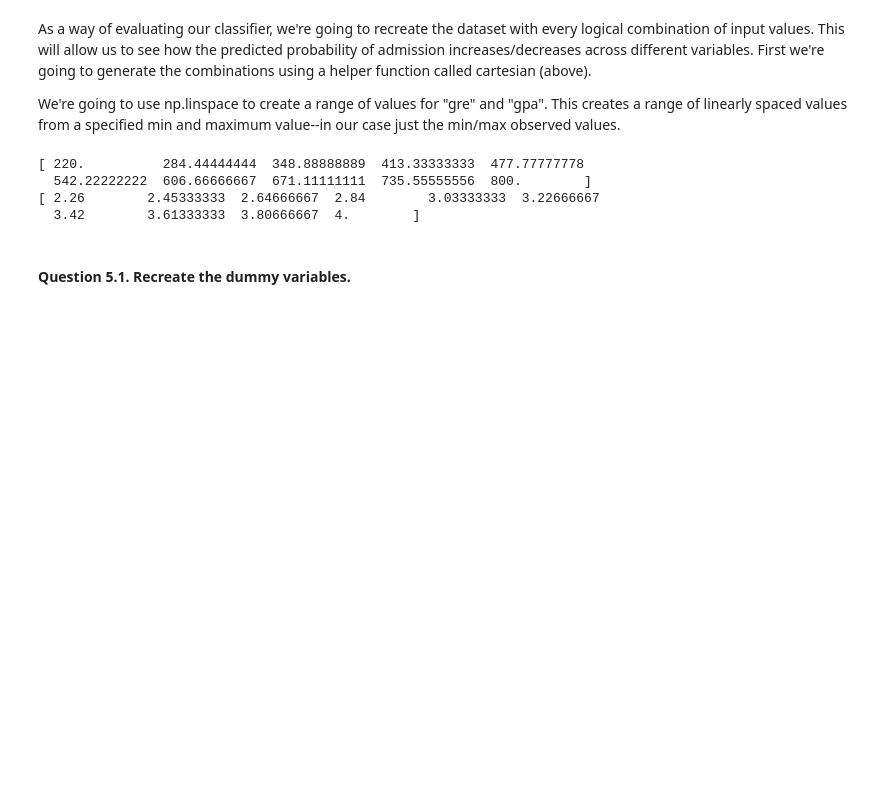
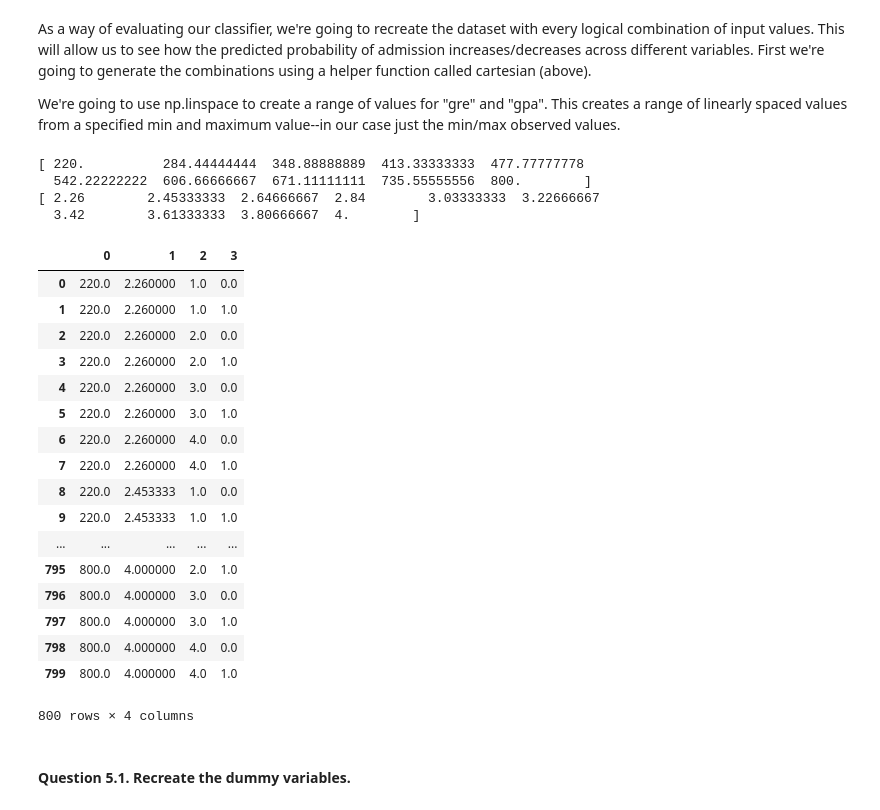
Before and after one commit to devesh1412/DS-SF-23, a Jupyter notebook: unit-projects/3/starter-code/unit-project-3-Devesh.ipynb, the cells around one changed output. Saved outputs shown, nothing was run; the diff lists cells and outputs as text; code cells hidden in the pictures; blank space fills up the shorter version.

```diff
--- a/unit-projects/3/starter-code/unit-project-3-Devesh.ipynb
+++ b/unit-projects/3/starter-code/unit-project-3-Devesh.ipynb
@@ -384,12 +390,33 @@ print gpas
 #         3.22666667,  3.42      ,  3.61333333,  3.80666667,  4.        ])
 
 # enumerate all possibilities
-combos = pd.DataFrame(cartesian([gres, gpas, [1, 2, 3, 4], [1.]]))
+combos = pd.DataFrame(cartesian([gres, gpas, [1, 2, 3, 4], [0, 1.]]))
 # %% [output]
 [ 220.          284.44444444  348.88888889  413.33333333  477.77777778
   542.22222222  606.66666667  671.11111111  735.55555556  800.        ]
 [ 2.26        2.45333333  2.64666667  2.84        3.03333333  3.22666667
   3.42        3.61333333  3.80666667  4.        ]
+# %%
+combos
+# %% [output]
+|  | 0 | 1 | 2 | 3 |
+| 0 | 220.0 | 2.260000 | 1.0 | 0.0 |
+| 1 | 220.0 | 2.260000 | 1.0 | 1.0 |
+| 2 | 220.0 | 2.260000 | 2.0 | 0.0 |
+| 3 | 220.0 | 2.260000 | 2.0 | 1.0 |
+| 4 | 220.0 | 2.260000 | 3.0 | 0.0 |
+| 5 | 220.0 | 2.260000 | 3.0 | 1.0 |
+| 6 | 220.0 | 2.260000 | 4.0 | 0.0 |
+| 7 | 220.0 | 2.260000 | 4.0 | 1.0 |
+| 8 | 220.0 | 2.453333 | 1.0 | 0.0 |
+| 9 | 220.0 | 2.453333 | 1.0 | 1.0 |
+| ... | ... | ... | ... | ... |
+| 795 | 800.0 | 4.000000 | 2.0 | 1.0 |
+| 796 | 800.0 | 4.000000 | 3.0 | 0.0 |
+| 797 | 800.0 | 4.000000 | 3.0 | 1.0 |
+| 798 | 800.0 | 4.000000 | 4.0 | 0.0 |
+| 799 | 800.0 | 4.000000 | 4.0 | 1.0 |
+800 rows × 4 columns
 # %% [markdown]
 #### Question 5.1. Recreate the dummy variables.
 # %%
```
Also changed, not shown: parts of 16 cells of this notebook, 4 other files.
